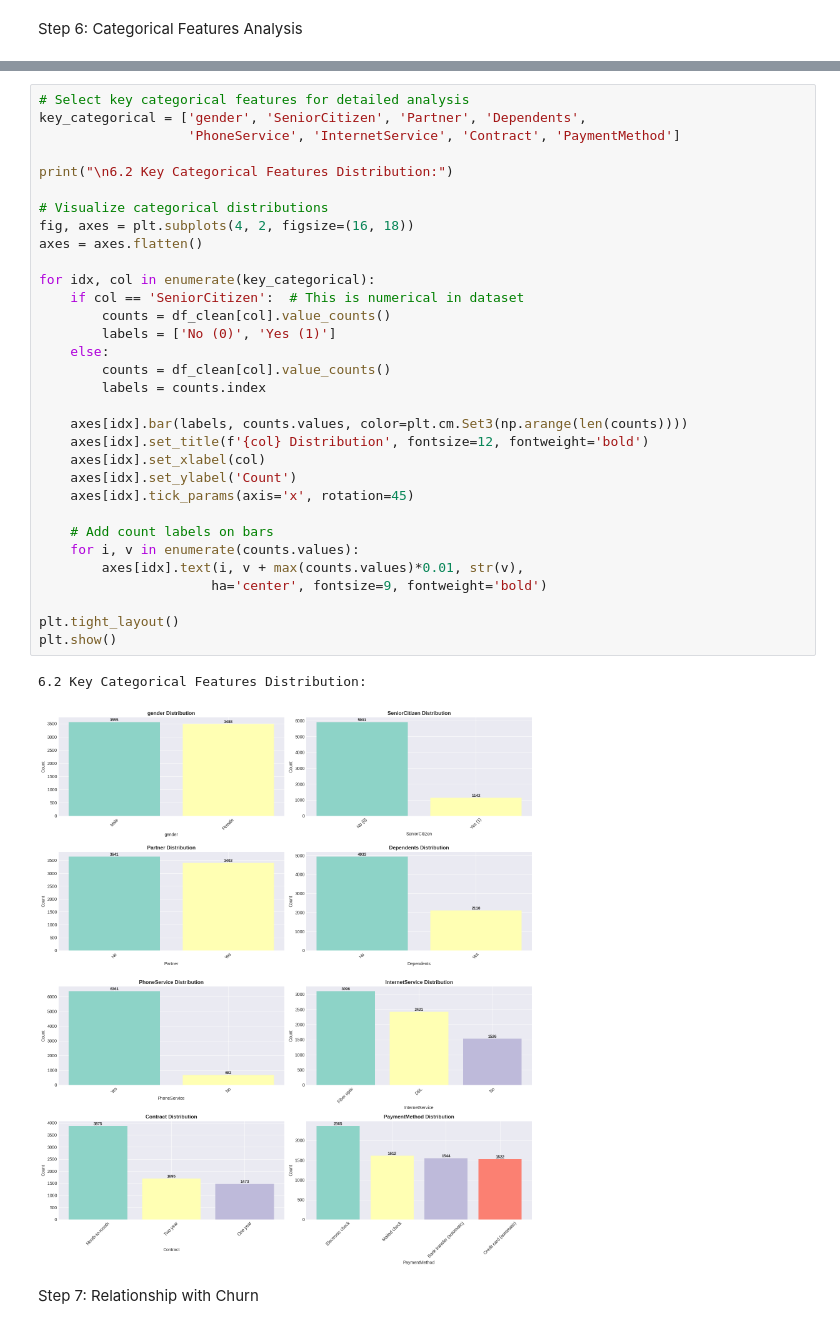
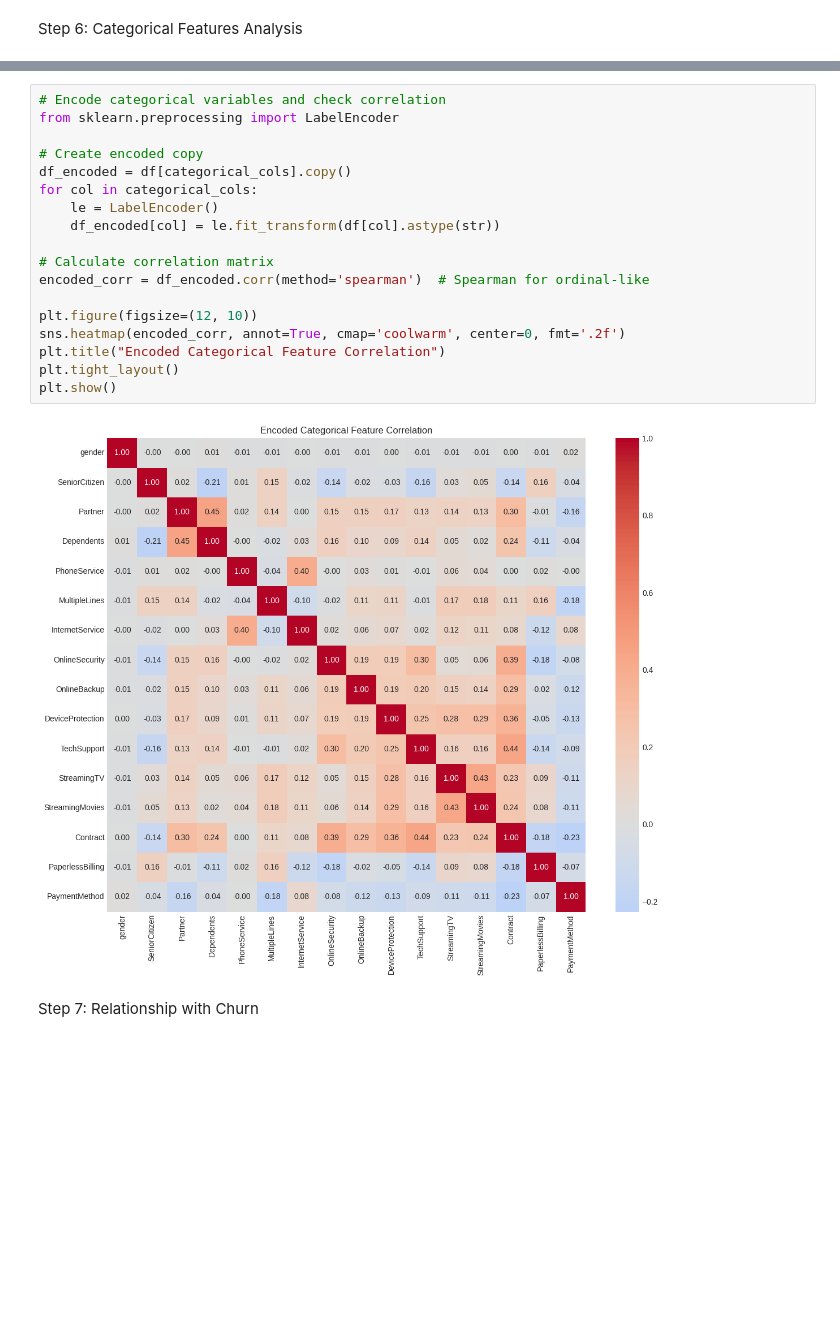
Before and after one commit to atr3002/Binary-Classification-Framework, a Jupyter notebook: MLTask1.ipynb, the cells around one changed output, grey strips where cells are left out. Cells and saved outputs as stored; diff of their text form; blank space fills up the shorter version.

```diff
--- a/MLTask1.ipynb
+++ b/MLTask1.ipynb
@@ -300,37 +422,22 @@ for col in categorical_cols:
-# %%
-# Select key categorical features for detailed analysis
-key_categorical = ['gender', 'SeniorCitizen', 'Partner', 'Dependents',
-                   'PhoneService', 'InternetService', 'Contract', 'PaymentMethod']
-
-print("\n6.2 Key Categorical Features Distribution:")
-
-# Visualize categorical distributions
-fig, axes = plt.subplots(4, 2, figsize=(16, 18))
-axes = axes.flatten()
-
-for idx, col in enumerate(key_categorical):
-    if col == 'SeniorCitizen':  # This is numerical in dataset
-        counts = df_clean[col].value_counts()
-        labels = ['No (0)', 'Yes (1)']
-    else:
-        counts = df_clean[col].value_counts()
-        labels = counts.index
-
-    axes[idx].bar(labels, counts.values, color=plt.cm.Set3(np.arange(len(counts))))
-    axes[idx].set_title(f'{col} Distribution', fontsize=12, fontweight='bold')
-    axes[idx].set_xlabel(col)
-    axes[idx].set_ylabel('Count')
-    axes[idx].tick_params(axis='x', rotation=45)
-
-    # Add count labels on bars
-    for i, v in enumerate(counts.values):
-        axes[idx].text(i, v + max(counts.values)*0.01, str(v),
-                      ha='center', fontsize=9, fontweight='bold')
-
-plt.tight_layout()
-plt.show()
-# %% [output]
-6.2 Key Categorical Features Distribution:
-[figure, removed]
+# %%
+# Encode categorical variables and check correlation
+from sklearn.preprocessing import LabelEncoder
+
+# Create encoded copy
+df_encoded = df[categorical_cols].copy()
+for col in categorical_cols:
+    le = LabelEncoder()
+    df_encoded[col] = le.fit_transform(df[col].astype(str))
+
+# Calculate correlation matrix
+encoded_corr = df_encoded.corr(method='spearman')  # Spearman for ordinal-like
+
+plt.figure(figsize=(12, 10))
+sns.heatmap(encoded_corr, annot=True, cmap='coolwarm', center=0, fmt='.2f')
+plt.title("Encoded Categorical Feature Correlation")
+plt.tight_layout()
+plt.show()
+# %% [output]
+[figure, added]
 # %% [markdown]
 Step 7: Relationship with Churn
```
Also changed, not shown: parts of 30 cells of this notebook.
